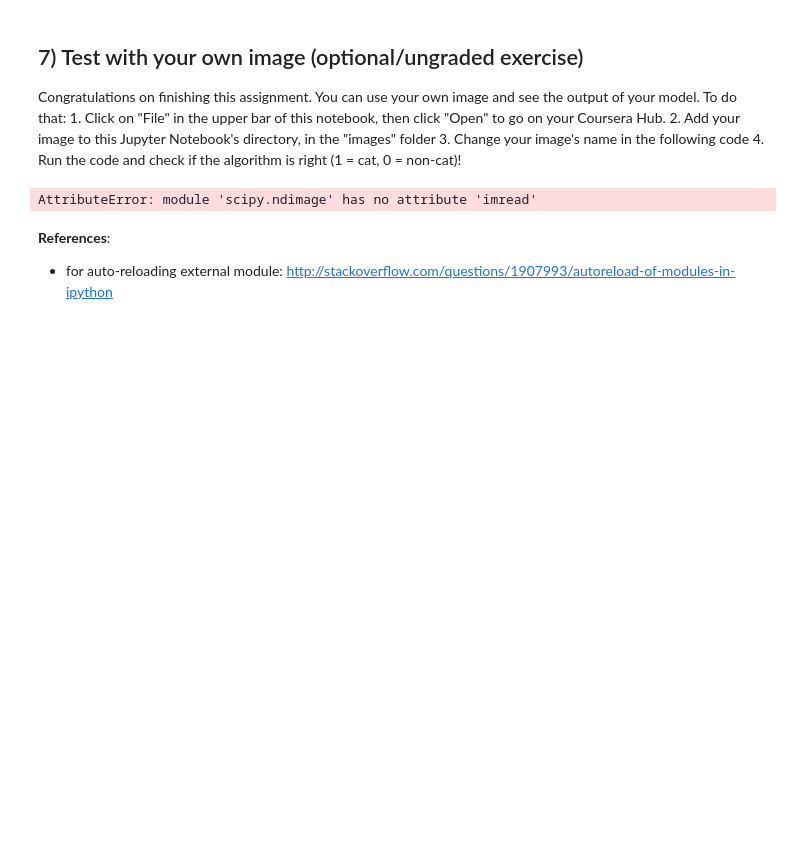
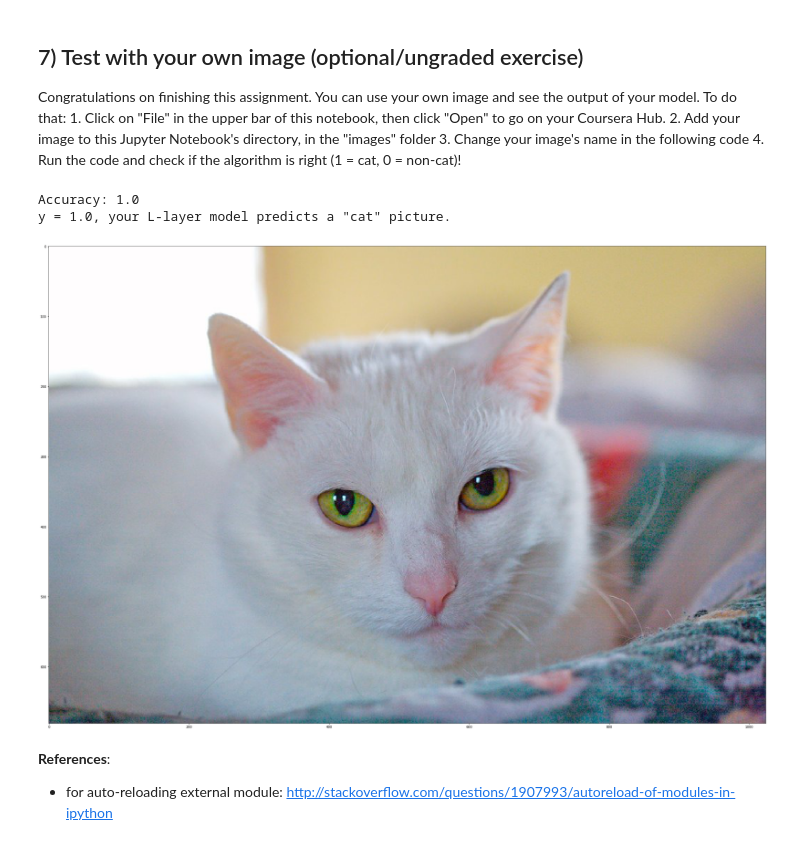
Before and after one commit to xinthink/coursera-deeplearning, a Jupyter notebook: 01-nn/week04/Application.ipynb, the cells around one changed output. Cells and saved outputs as stored; diff of their text form; code cells hidden in the pictures; blank space fills up the shorter version.

Commit message:
fix image loading

```diff
--- a/01-nn/week04/Application.ipynb
+++ b/01-nn/week04/Application.ipynb
@@ -448,19 +448,27 @@ Congratulations on finishing this assignment. You can use your own image and see
 # %%
 ## START CODE HERE ##
 my_image = "my_image.jpg" # change this to the name of your image file
 my_label_y = [1] # the true class of your image (1 -> cat, 0 -> non-cat)
 ## END CODE HERE ##
 
 fname = "images/" + my_image
-image = np.array(ndimage.imread(fname, flatten=False))
-my_image = scipy.misc.imresize(image, size=(num_px,num_px)).reshape((num_px*num_px*3,1))
+# image = np.array(ndimage.imread(fname, flatten=False))
+# my_image = scipy.misc.imresize(image, size=(num_px,num_px)).reshape((num_px*num_px*3,1))
+img = Image.open(fname)
+image = np.array(img)
+# print(image.shape)
+my_image = np.array(img.resize(size=(num_px, num_px))).reshape((num_px * num_px * 3, 1))
+# print(my_image.shape)
+
 my_image = my_image/255.
 my_predicted_image = predict(my_image, my_label_y, parameters)
 
 plt.imshow(image)
 print ("y = " + str(np.squeeze(my_predicted_image)) + ", your L-layer model predicts a \"" + classes[int(np.squeeze(my_predicted_image)),].decode("utf-8") +  "\" picture.")
 # %% [output]
-AttributeError: module 'scipy.ndimage' has no attribute 'imread'
+Accuracy: 1.0
+y = 1.0, your L-layer model predicts a "cat" picture.
+[figure, added]
 # %% [markdown]
 **References**:
 
```
Also changed, not shown: parts of 2 cells of this notebook.
